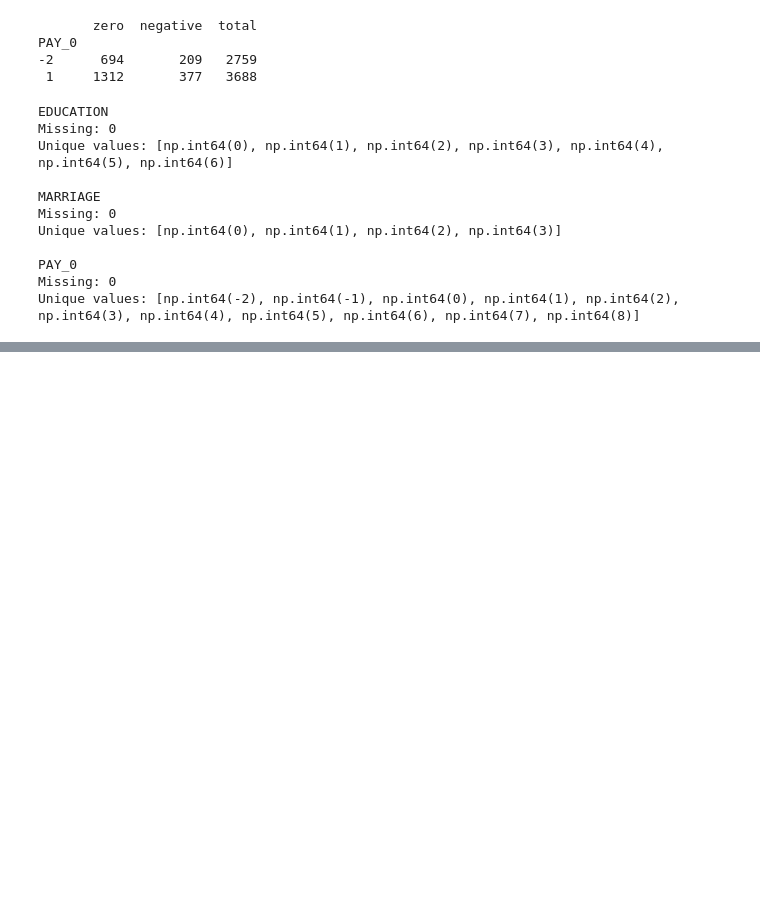
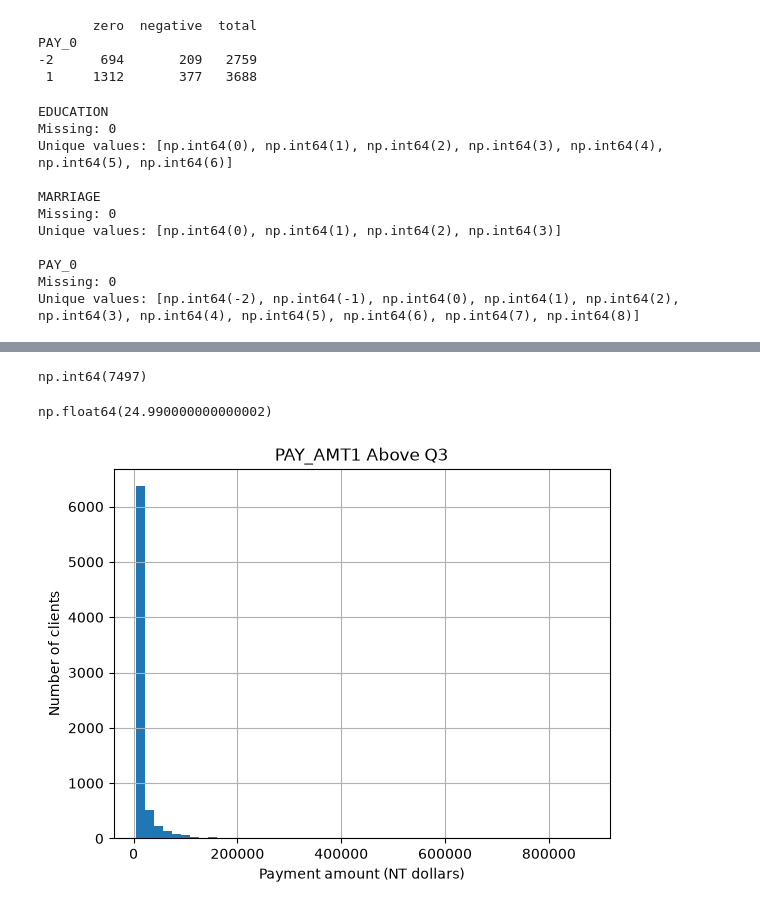
Before and after one commit to Luben69/Default-of-Credit-Card-Clients, a Jupyter notebook: Untitled.ipynb, the cells around one changed output, grey strips where cells are left out. Saved outputs shown, nothing was run; the diff lists cells and outputs as text; code cells hidden in the pictures; blank space fills up the shorter version.

```diff
--- a/Untitled.ipynb
+++ b/Untitled.ipynb
@@ -120,0 +424,19 @@ Unique values: [np.int64(-2), np.int64(-1), np.int64(0), np.int64(1), np.int64(2
+# %%
+(df["PAY_AMT1"] > df["PAY_AMT1"].quantile(0.75)).sum()
+# %% [output]
+np.int64(7497)
+# %%
+((df["PAY_AMT1"] > df["PAY_AMT1"].quantile(0.75)).mean()) * 100
+# %% [output]
+np.float64(24.990000000000002)
+# %%
+q3 = df["PAY_AMT1"].quantile(0.75)
+
+df.loc[df["PAY_AMT1"] > q3, "PAY_AMT1"].hist(bins=50)
+
+plt.xlabel("Payment amount (NT dollars)")
+plt.ylabel("Number of clients")
+plt.title("PAY_AMT1 Above Q3")
+plt.show()
+# %% [output]
+[figure, added]
```
Also changed, not shown: parts of 30 cells of this notebook.
